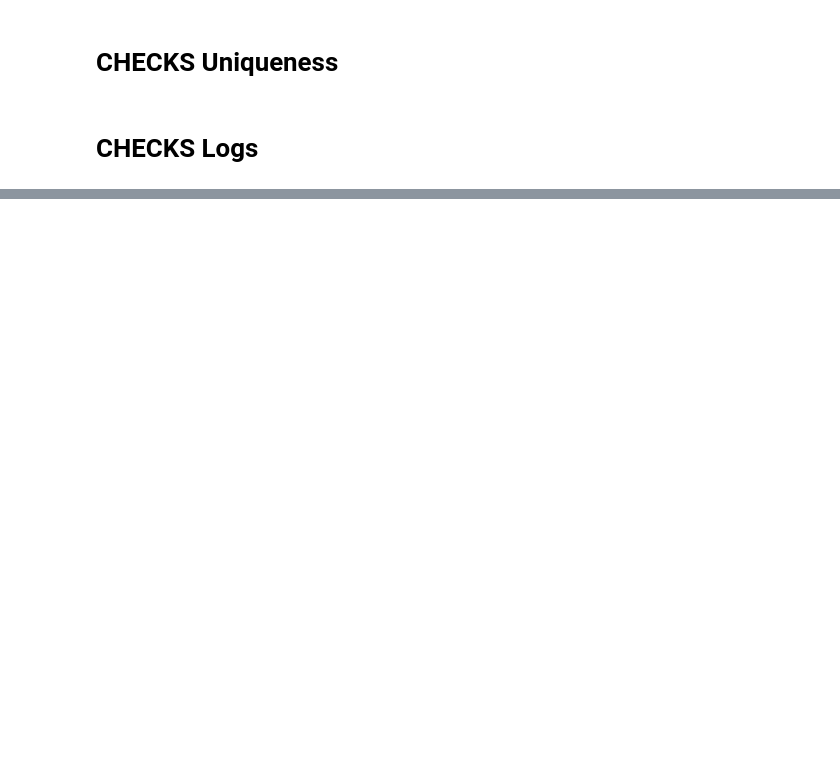
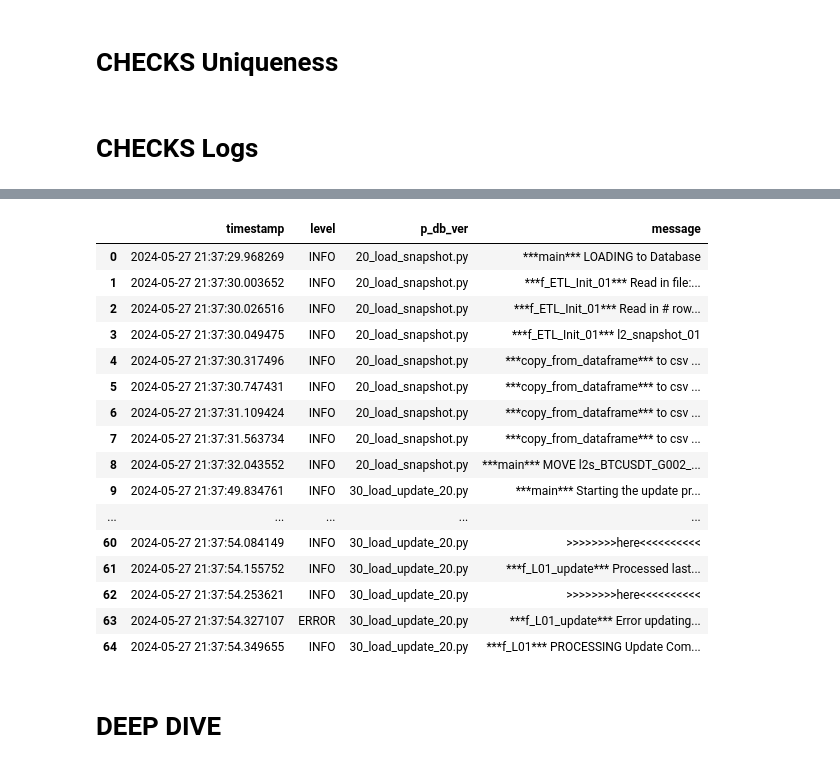
Before and after one commit to patroon-analytics/data_crypto, a Jupyter notebook: crypto/G003/dev/G003_Dev.ipynb, the cells around one changed output, grey strips where cells are left out. Drawn from its saved outputs; the diff is of its cells as text; code cells hidden in the pictures; blank space fills up the shorter version.

```diff
--- a/crypto/G003/dev/G003_Dev.ipynb
+++ b/crypto/G003/dev/G003_Dev.ipynb
@@ -157,2 +165,26 @@ ERROR    9
 Name: count, dtype: int64
 ---------------------------------------------------------------
+# %%
+display(db_logs_01)
+# display(db_logs_01.tail(15))
+# display(db_logs_01[db_logs_01['level']=='ERROR'].tail(10))
+# %% [output]
+|  | timestamp | level | p_db_ver | message |
+| 0 | 2024-05-27 21:37:29.968269 | INFO | 20_load_snapshot.py | ***main*** LOADING to Database |
+| 1 | 2024-05-27 21:37:30.003652 | INFO | 20_load_snapshot.py | ***f_ETL_Init_01*** Read in file:... |
+| 2 | 2024-05-27 21:37:30.026516 | INFO | 20_load_snapshot.py | ***f_ETL_Init_01*** Read in # row... |
+| 3 | 2024-05-27 21:37:30.049475 | INFO | 20_load_snapshot.py | ***f_ETL_Init_01*** l2_snapshot_01 |
+| 4 | 2024-05-27 21:37:30.317496 | INFO | 20_load_snapshot.py | ***copy_from_dataframe*** to csv ... |
+| 5 | 2024-05-27 21:37:30.747431 | INFO | 20_load_snapshot.py | ***copy_from_dataframe*** to csv ... |
+| 6 | 2024-05-27 21:37:31.109424 | INFO | 20_load_snapshot.py | ***copy_from_dataframe*** to csv ... |
+| 7 | 2024-05-27 21:37:31.563734 | INFO | 20_load_snapshot.py | ***copy_from_dataframe*** to csv ... |
+| 8 | 2024-05-27 21:37:32.043552 | INFO | 20_load_snapshot.py | ***main*** MOVE l2s_BTCUSDT_G002_... |
+| 9 | 2024-05-27 21:37:49.834761 | INFO | 30_load_update_20.py | ***main*** Starting the update pr... |
+| ... | ... | ... | ... | ... |
+| 60 | 2024-05-27 21:37:54.084149 | INFO | 30_load_update_20.py | >>>>>>>>here<<<<<<<<<< |
+| 61 | 2024-05-27 21:37:54.155752 | INFO | 30_load_update_20.py | ***f_L01_update*** Processed last... |
+| 62 | 2024-05-27 21:37:54.253621 | INFO | 30_load_update_20.py | >>>>>>>>here<<<<<<<<<< |
+| 63 | 2024-05-27 21:37:54.327107 | ERROR | 30_load_update_20.py | ***f_L01_update*** Error updating... |
+| 64 | 2024-05-27 21:37:54.349655 | INFO | 30_load_update_20.py | ***f_L01*** PROCESSING Update Com... |
+# %% [markdown]
+# **DEEP DIVE**
```
Also changed, not shown: parts of 15 cells of this notebook, 3 other files.
